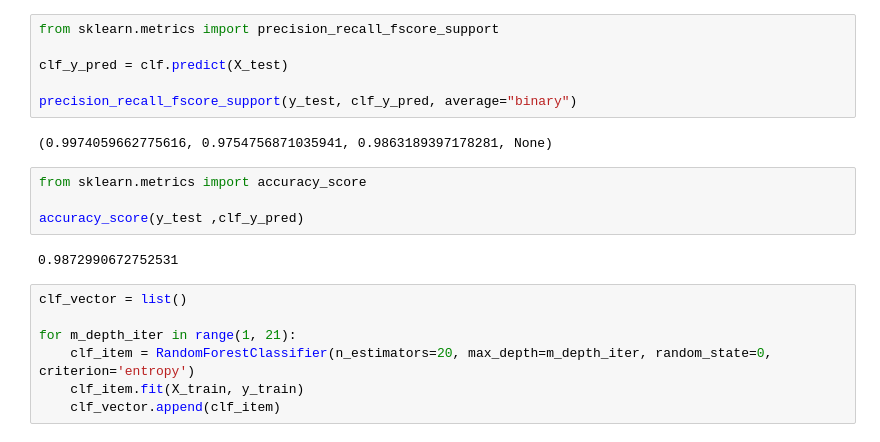
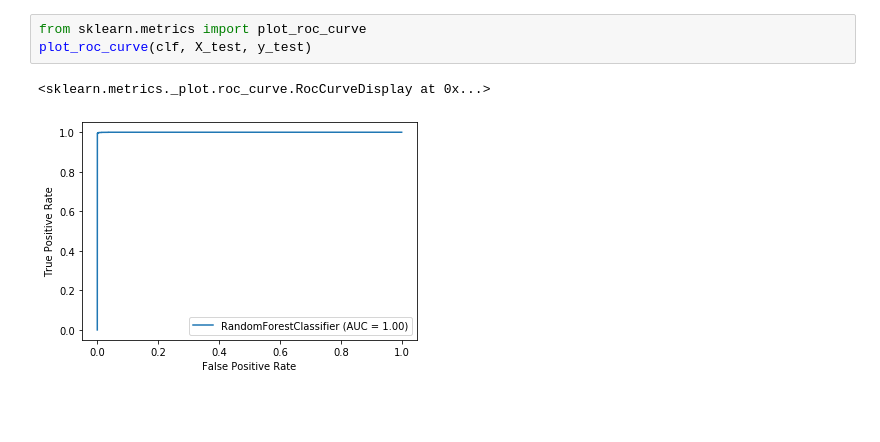
Before and after one commit to lani009/IDS-DataMining, a Jupyter notebook: experiment/random forest/RandomForest.ipynb, the cells around one changed output. Drawn from its saved outputs; the diff is of its cells as text; blank space fills up the shorter version.

```diff
--- a/experiment/random forest/RandomForest.ipynb
+++ b/experiment/random forest/RandomForest.ipynb
@@ -87,23 +158,8 @@ graph
 # %% [output]
 [drawing not drawn]
 # %%
-from sklearn.metrics import precision_recall_fscore_support
-
-clf_y_pred = clf.predict(X_test)
-
-precision_recall_fscore_support(y_test, clf_y_pred, average="binary")
+from sklearn.metrics import plot_roc_curve
+plot_roc_curve(clf, X_test, y_test)
 # %% [output]
-(0.9974059662775616, 0.9754756871035941, 0.9863189397178281, None)
+<sklearn.metrics._plot.roc_curve.RocCurveDisplay at 0x...>
+[figure, added]
-# %%
-from sklearn.metrics import accuracy_score
-
-accuracy_score(y_test ,clf_y_pred)
-# %% [output]
-0.9872990672752531
-# %%
-clf_vector = list()
-
-for m_depth_iter in range(1, 21):
-    clf_item = RandomForestClassifier(n_estimators=20, max_depth=m_depth_iter, random_state=0, criterion='entropy')
-    clf_item.fit(X_train, y_train)
-    clf_vector.append(clf_item)
```
Also changed, not shown: parts of 10 cells of this notebook, 13 other files.
